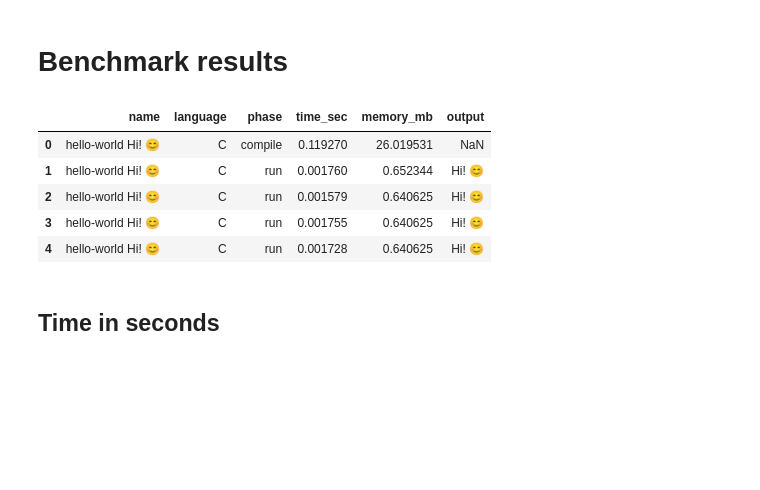
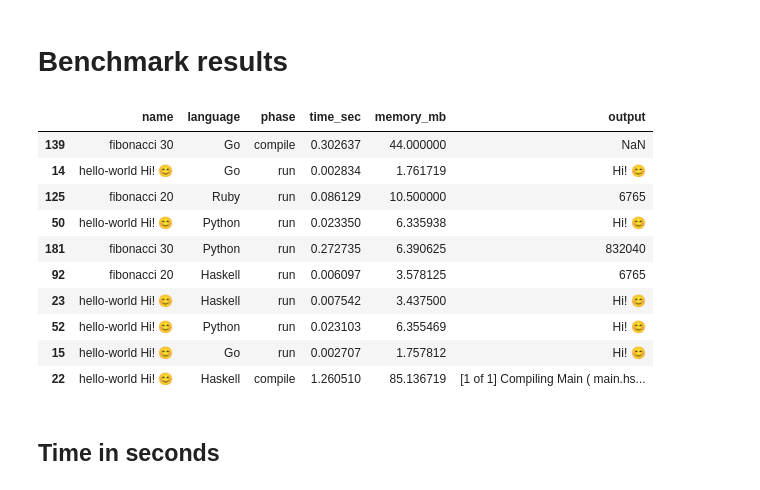
Before and after one commit to tao-language/benchmarks, a Jupyter notebook: visualize.ipynb, the cells around one changed output. Drawn from its saved outputs; the diff is of its cells as text; code cells hidden in the pictures; blank space fills up the shorter version.

Commit message:
new results

```diff
--- a/visualize.ipynb
+++ b/visualize.ipynb
@@ -3,15 +3,20 @@
 # %%
 import pandas as pd
 
 results = pd.read_csv('results.csv')
-results.head()
+results.sample(10)
 # %% [output]
 |  | name | language | phase | time_sec | memory_mb | output |
-| 0 | hello-world Hi! 😊 | C | compile | 0.119270 | 26.019531 | NaN |
-| 1 | hello-world Hi! 😊 | C | run | 0.001760 | 0.652344 | Hi! 😊 |
-| 2 | hello-world Hi! 😊 | C | run | 0.001579 | 0.640625 | Hi! 😊 |
-| 3 | hello-world Hi! 😊 | C | run | 0.001755 | 0.640625 | Hi! 😊 |
-| 4 | hello-world Hi! 😊 | C | run | 0.001728 | 0.640625 | Hi! 😊 |
+| 139 | fibonacci 30 | Go | compile | 0.302637 | 44.000000 | NaN |
+| 14 | hello-world Hi! 😊 | Go | run | 0.002834 | 1.761719 | Hi! 😊 |
+| 125 | fibonacci 20 | Ruby | run | 0.086129 | 10.500000 | 6765 |
+| 50 | hello-world Hi! 😊 | Python | run | 0.023350 | 6.335938 | Hi! 😊 |
+| 181 | fibonacci 30 | Python | run | 0.272735 | 6.390625 | 832040 |
+| 92 | fibonacci 20 | Haskell | run | 0.006097 | 3.578125 | 6765 |
+| 23 | hello-world Hi! 😊 | Haskell | run | 0.007542 | 3.437500 | Hi! 😊 |
+| 52 | hello-world Hi! 😊 | Python | run | 0.023103 | 6.355469 | Hi! 😊 |
+| 15 | hello-world Hi! 😊 | Go | run | 0.002707 | 1.757812 | Hi! 😊 |
+| 22 | hello-world Hi! 😊 | Haskell | compile | 1.260510 | 85.136719 | [1 of 1] Compiling Main ( main.hs... |
 # %% [markdown]
 ## Time in seconds
 # %%
```
Also changed, not shown: parts of 2 cells of this notebook, 4 other files.
